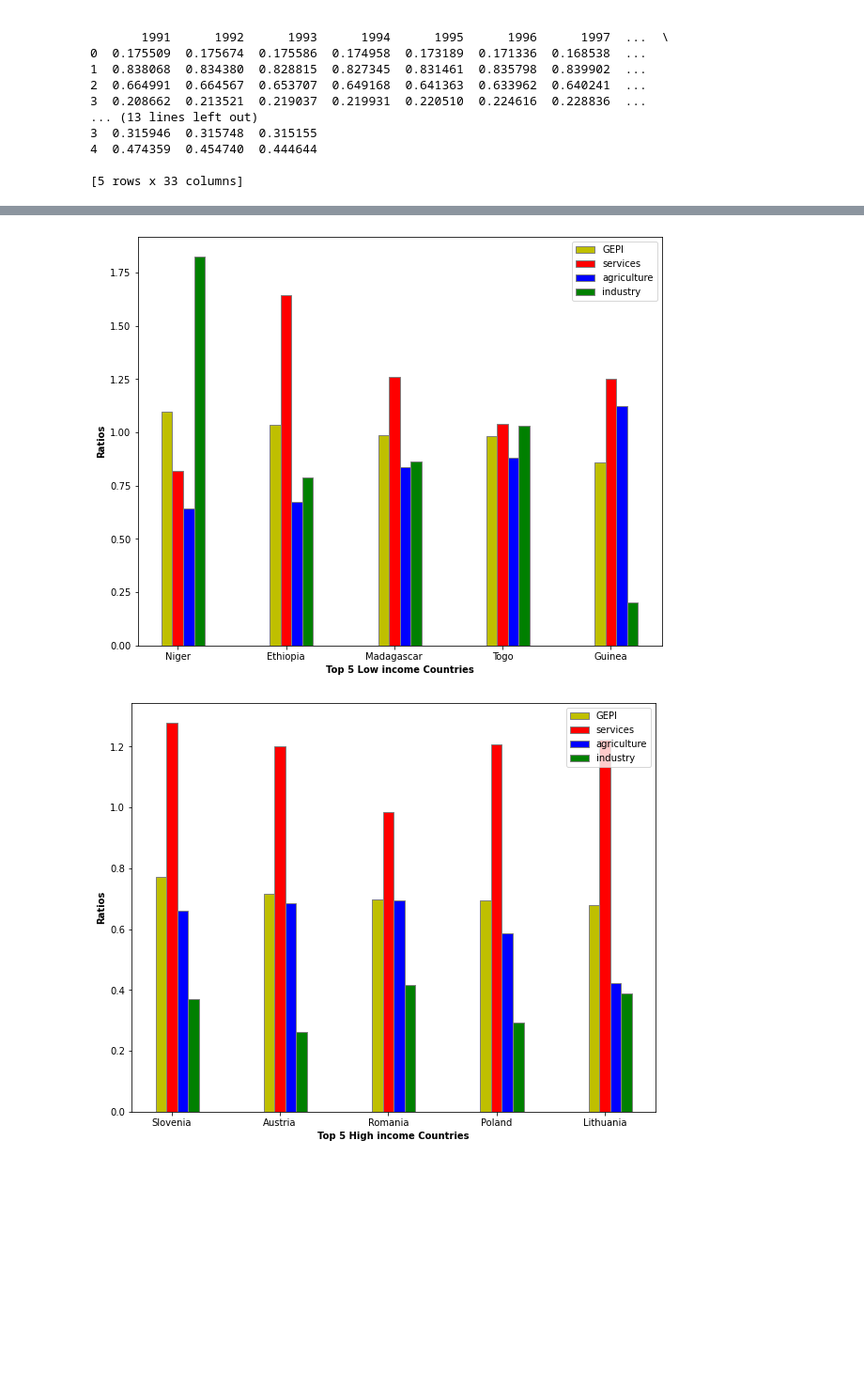
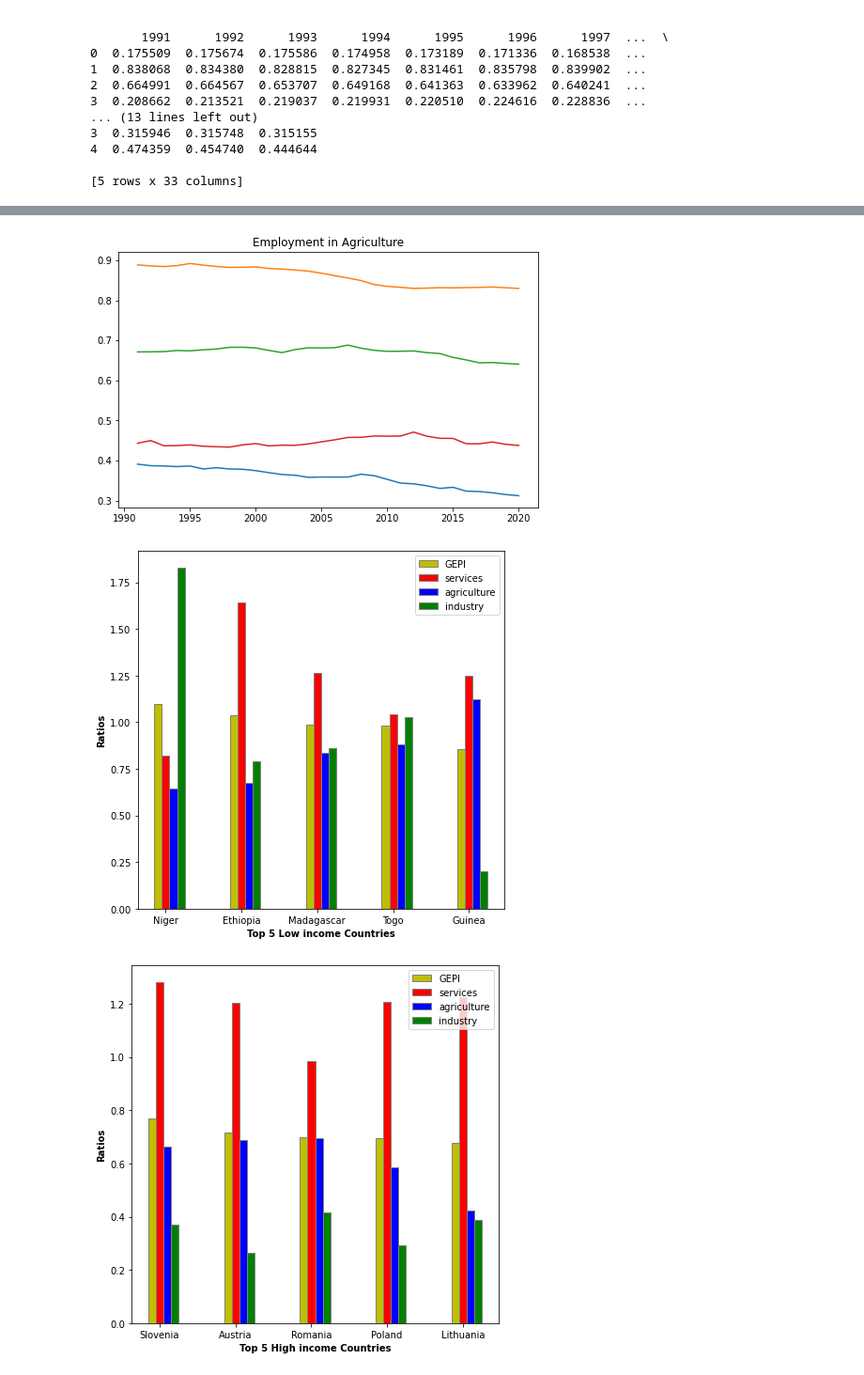
Before and after one commit to Amatullah/CSCI5502-DataMining_Project, a Jupyter notebook: incomegroups.ipynb, the cells around one changed output, grey strips where cells are left out. Shown at 94% size. Saved outputs shown, nothing was run; the diff lists cells and outputs as text; code cells hidden in the pictures; blank space fills up the shorter version.

```diff
--- a/incomegroups.ipynb
+++ b/incomegroups.ipynb
@@ -49,7 +49,9 @@ Sub-Saharan Africa - 47
 dict_female = {'Country Name' : df_economy_types['TableName']}
 dict_male = {'Country Name' : df_economy_types['TableName']}
 dict_GenderEmploymentIndex = {'Country Name' : df_economy_types['TableName'], 'IncomeGroup' : df_economy_types['IncomeGroup'], 'Region' : df_economy_types['Region'] }
-
+dict_ServicesIndex = {'Country Name' : df_economy_types['TableName'], 'IncomeGroup' : df_economy_types['IncomeGroup'], 'Region' : df_economy_types['Region'] }
+dict_IndustryIndex = {'Country Name' : df_economy_types['TableName'], 'IncomeGroup' : df_economy_types['IncomeGroup'], 'Region' : df_economy_types['Region'] }
+dict_AgricultureIndex = {'Country Name' : df_economy_types['TableName'], 'IncomeGroup' : df_economy_types['IncomeGroup'], 'Region' : df_economy_types['Region'] }
 j, k = 1, 0
 for i in range(30):
 
@@ -75,14 +77,19 @@ for i in range(30):
             factor_services   + factor_agriculture
 
     dict_GenderEmploymentIndex[year_str] = ratio/3
-
+    dict_ServicesIndex[year_str] = factor_services
+    dict_IndustryIndex[year_str] = factor_industry
+    dict_AgricultureIndex[year_str] = factor_agriculture
 
 #Creating the male, female and GEI dataframe
 df_female = pd.DataFrame(dict_female)
 df_male = pd.DataFrame(dict_male)
 df_GenderEmploymentIndex = pd.DataFrame(dict_GenderEmploymentIndex)
+df_GenderServicesIndex = pd.DataFrame(dict_ServicesIndex)
+df_GenderIndustryIndex = pd.DataFrame(dict_IndustryIndex)
+df_GenderAgricultureIndex = pd.DataFrame(dict_AgricultureIndex)
 print(df_GenderEmploymentIndex.head(5))
-df_GenderEmploymentIndex.to_csv (r'comboclustered_data.csv', index = None, header=True)
+#df_GenderEmploymentIndex.to_csv (r'comboclustered_data.csv', index = None, header=True)
 # %% [output]
            Country Name          IncomeGroup                      Region  \
 0           Afghanistan           Low income                  South Asia
@@ -153,3 +258,52 @@ fig.savefig('income_groups_plot.png')
+# %%
+highincome= np.zeros(30)
+lowincome= np.zeros(30)
+lowmiddleincoem= np.zeros(30)
+uppermiddleincome= np.zeros(30)
+gk = df_GenderAgricultureIndex.groupby('IncomeGroup')
+df2= gk.get_group('High income')
+year=1990
+i=0
+for j in range(0,30):
+            year= year+1
+            highincome[i]= df2[str(year)].sum()/df2.shape[0]
+            i=i+1
+gk = df_GenderAgricultureIndex.groupby('IncomeGroup')
+df2= gk.get_group('Low income')
+year=1990
+i=0
+for j in range(0,30):
+            year= year+1
+            lowincome[i]= df2[str(year)].sum()/df2.shape[0]
+            i=i+1
+gk = df_GenderAgricultureIndex.groupby('IncomeGroup')
+df2= gk.get_group('Lower middle income')
+year=1990
+i=0
+for j in range(0,30):
+            year= year+1
+            lowmiddleincoem[i]= df2[str(year)].sum()/df2.shape[0]
+            i=i+1
+gk = df_GenderAgricultureIndex.groupby('IncomeGroup')
+df2= gk.get_group('Upper middle income')
+year=1990
+i=0
+for j in range(0,30):
+            year= year+1
+            uppermiddleincome[i]= df2[str(year)].sum()/df2.shape[0]
+            i=i+1
+dff = pd.DataFrame({
+   'High income': highincome,
+   'Low income': lowincome,
+   'Lower middle income' : lowmiddleincoem,
+   'Upper middle income' : uppermiddleincome
+   }, index=[1991, 1992, 1993, 1994, 1995, 1996, 1997, 1998, 1999, 2000, 2001, 2002, 2003, 2004, 2005, 2006, 2007, 2008, 2009, 2010,
+            2011, 2012, 2013, 2014, 2015, 2016, 2017, 2018, 2019, 2020])
+fig= dff.plot(figsize=(8,5), title="Employment in Agriculture", legend= None ).get_figure();
+#lines = dff.plot.line()
+fig.savefig('plots/income_groups_agriculture.png')
+# %% [output]
+[figure, added]
 # %%
 df_GenderEmploymentIndex['5yearaverage'] = df_GenderEmploymentIndex[['2016','2017','2018','2019','2020']].mean(axis=1)
 gk = df_GenderEmploymentIndex.groupby('IncomeGroup')
@@ -184,13 +338,13 @@ df_services_female= df_services_female.rename(columns = {'Country Name':'Country
 df_agriculture_female= df_agriculture_female.rename(columns = {'Country Name':'Country'})
 df_industry_female= df_industry_female.rename(columns = {'Country Name':'Country'})
 #df_laborforce_female= df_laborforce_female.rename(columns = {'Country Name':'Country'})
-#df_employment_female= df_employment_female.rename(columns = {'Country Name':'Country'})
+df_employment_female= df_employment_female.rename(columns = {'Country Name':'Country'})
 #df_wages_male= df_wages_male.rename(columns = {'Country Name':'Country'})
 df_services_male= df_services_male.rename(columns = {'Country Name':'Country'})
 df_agriculture_male= df_agriculture_male.rename(columns = {'Country Name':'Country'})
 df_industry_male= df_industry_male.rename(columns = {'Country Name':'Country'})
 #df_laborforce_male= df_laborforce_male.rename(columns = {'Country Name':'Country'})
-#df_employment_male= df_employment_male.rename(columns = {'Country Name':'Country'})
+df_employment_male= df_employment_male.rename(columns = {'Country Name':'Country'})
 #wage= np.zeros(5)
 services= np.zeros(5)
 agriculture= np.zeros(5)
@@ -229,7 +383,7 @@ import matplotlib.pyplot as plt
 
 
 barWidth = 0.1
-fig = plt.subplots(figsize =(10, 8))
+fig, ax = plt.subplots(figsize =(7, 7))
 br1 = np.arange(len(dflowmax))
 br2 = [x + barWidth for x in br1]
 br3 = [x + barWidth for x in br2]
@@ -257,8 +411,9 @@ plt.legend(['GEPI','services','agriculture','industry'],loc=1)
 
 
 plt.show()
+fig.savefig('plots/income_groups_top_low.png')
 # %% [output]
-[figure, old version]
+[figure, new version]
 # %%
 services= np.zeros(5)
 agriculture= np.zeros(5)
@@ -274,35 +429,36 @@ for i in range(0,5):
     agriculture[i]= (((dfc['2016']*dfc3['2016'])/(dfc2['2016']*dfc4['2016']))+ ((dfc['2017']*dfc3['2017'])/(dfc2['2017']*dfc4['2017']))+ ((dfc['2018']*dfc3['2018'])/(dfc2['2018']*dfc4['2018'])) + ((dfc['2019']*dfc3['2019'])/(dfc2['2019']*dfc4['2019'])) +((dfc['2020']*dfc3['2020'])/(dfc2['2020']*dfc4['2020']))) /5
     dfc= df_industry_female.loc[(df_industry_female.Country == dfhighmax.iloc[i]['Country Name'] )]
     dfc2= df_industry_male.loc[(df_industry_male.Country == dfhighmax.iloc[i]['Country Name'] )]
     industry[i]= (((dfc['2016']*dfc3['2016'])/(dfc2['2016']*dfc4['2016']))+ ((dfc['2017']*dfc3['2017'])/(dfc2['2017']*dfc4['2017']))+ ((dfc['2018']*dfc3['2018'])/(dfc2['2018']*dfc4['2018'])) + ((dfc['2019']*dfc3['2019'])/(dfc2['2019']*dfc4['2019'])) +((dfc['2020']*dfc3['2020'])/(dfc2['2020']*dfc4['2020']))) /5
 dfhighmax['services'] = services
 dfhighmax['agriculture'] = agriculture
 dfhighmax['industry'] = industry
 barWidth = 0.1
-fig = plt.subplots(figsize =(10, 8))
+fig, ax = plt.subplots(figsize =(7, 7))
 br1 = np.arange(len(dflowmax))
 br2 = [x + barWidth for x in br1]
 br3 = [x + barWidth for x in br2]
 br4 = [x + barWidth for x in br3]
 # Make the plot
 plt.bar(br1, dfhighmax['5yearaverage'], color ='y', width = barWidth,
         edgecolor ='grey', label ='GEPI')
 plt.bar(br2, dfhighmax['services'], color ='r', width = barWidth,
         edgecolor ='grey', label ='servcies')
 plt.bar(br3, dfhighmax['agriculture'], color ='b', width = barWidth,
         edgecolor ='grey', label ='agriculture')
 plt.bar(br4, dfhighmax['industry'], color ='g', width = barWidth,
         edgecolor ='grey', label ='industry')
 
 # Adding Xticks
 plt.xlabel('Top 5 High income Countries', fontweight ='bold')
 plt.ylabel('Ratios', fontweight ='bold')
 plt.xticks([r + barWidth for r in range(len(dflowmax))],
            dfhighmax['Country Name'])
 plt.legend(['GEPI','services','agriculture','industry'],loc=1)
 plt.show()
+fig.savefig('plots/income_groups_top_high.png')
 # %% [output]
-[figure, old version]
+[figure, new version]
 # %%
 services= np.zeros(5)
 agriculture= np.zeros(5)
```
Also changed, not shown: parts of 10 cells of this notebook, 12 other files.
